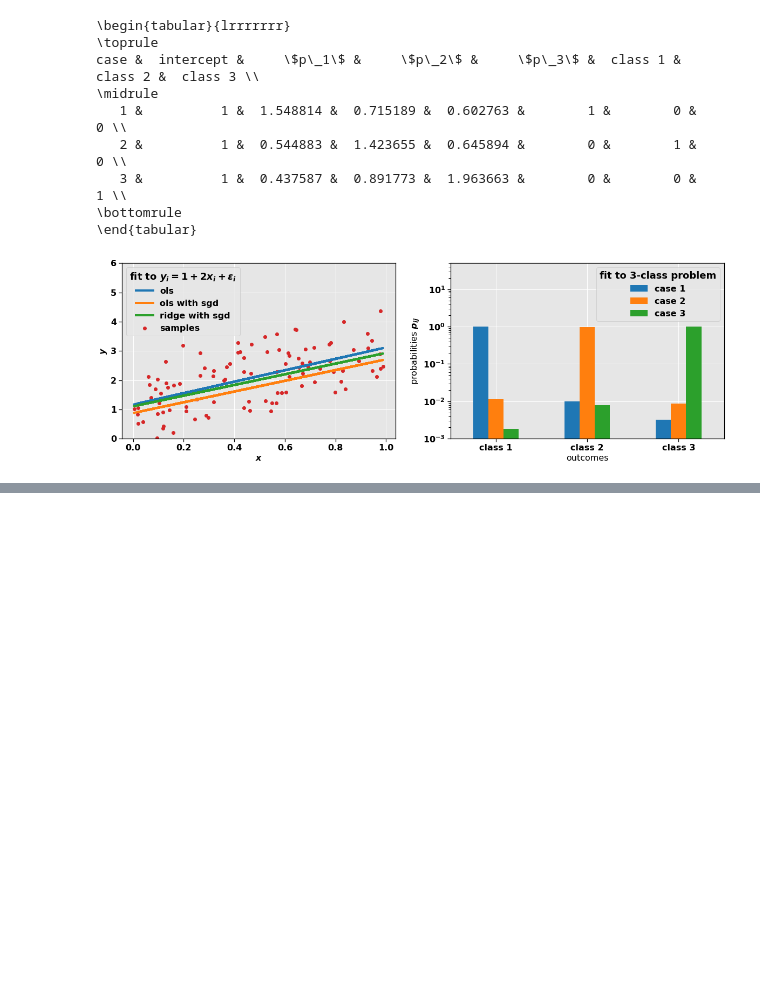
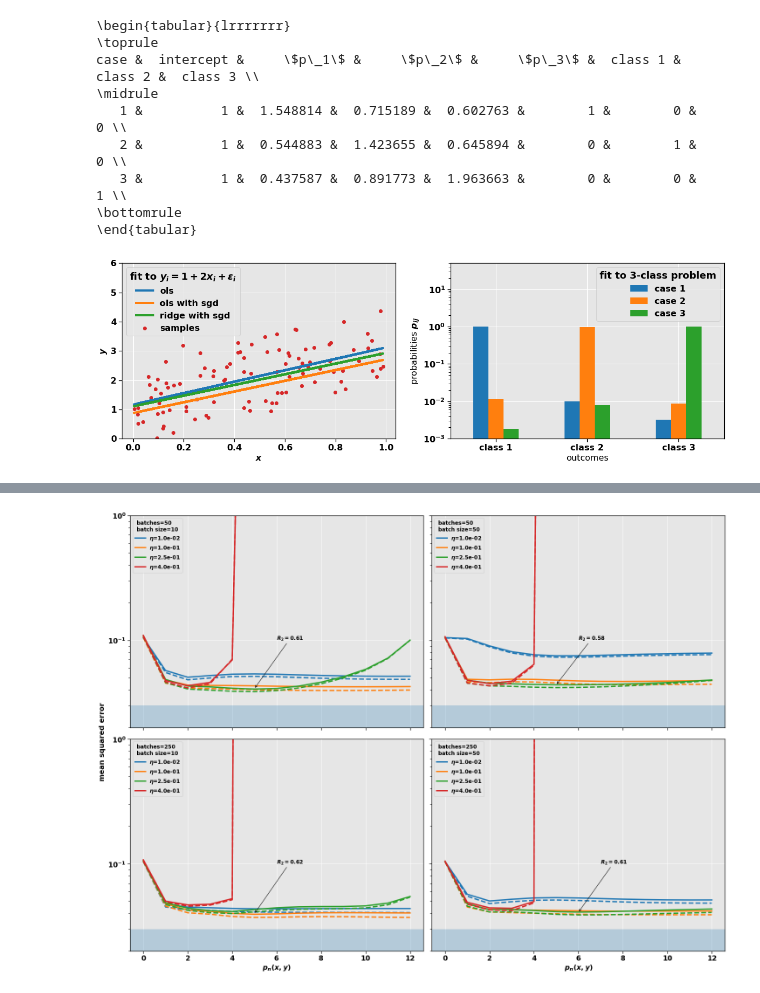
Before and after one commit to fonstelien/FYS-STK4155, a Jupyter notebook: project2/source/project2.ipynb, the cells around one changed output, grey strips where cells are left out. Saved outputs shown, nothing was run; the diff lists cells and outputs as text; code cells hidden in the pictures; blank space fills up the shorter version.

```diff
--- a/project2/source/project2.ipynb
+++ b/project2/source/project2.ipynb
@@ -23,6 +24,7 @@ LARGE = 20
 THICK = 4
 THIN = 3
 WIDE_FIG = (20,6)
+TWO_TIMES_TWO = (20,15)
 SMALL_FIG = (6,6)
 OPACITY = .25
 
@@ -164,0 +216,8 @@ plt.show()
+# %%
+n = 250
+VAR_EPS = .03
+MAX_PN = 12
+POL_ORDERS = list(range(MAX_PN+1))
+x, y = randmesh(sn=n, random_state=1)
+z,_,_ = franke_sampler(x, y, var_eps=VAR_EPS)
+X = make_design_matrix(x, y, pn=MAX_PN)
@@ -164,0 +228,4 @@ plt.show()
+# %%
+sgd = SGD(epochs=250, batch_size=10, eta0=.4, learning_schedule='constant')
+df = run_ols_kfold(X, z, sgd, k=5, polynomial_orders=POL_ORDERS)
+df
@@ -164,0 +247,69 @@ plt.show()
+# %%
+'''Plotting OLS with CV'''
+
+fig, axes = plt.subplots(nrows=2, ncols=2, sharex=True, sharey=True, figsize=TWO_TIMES_TWO)
+fig.text(-0.005, 0.5, 'mean squared error', va='center', rotation='vertical', fontsize=MEDIUM)
+
+ylim = (2E-2, 1E-0)
+
+epochs = [50,50,250,250]
+batch_sizes = [10,50,10,50]
+etas = [.01,.1,.25,.4]
+
+for ax, ep, bt in zip(list(itertools.chain(*axes)), epochs, batch_sizes):
+    for i, eta in enumerate(etas):
+        sgd = SGD(epochs=ep, batch_size=bt, eta0=eta, learning_schedule='constant')
+        df = run_ols_kfold(X, z, k=5, SGD=sgd, polynomial_orders=POL_ORDERS)
+        ax.plot(POL_ORDERS, df['train_mse'], '--', linewidth=THIN, color=COLORS[i], label=None)
+        ax.plot(POL_ORDERS, df['test_mse'], linewidth=THIN, color=COLORS[i], label=fr'$\eta$={eta:.1e}')
+
+        # print best R2
+        best_idx = df['test_mse'].argmin()
+        best_mse_pn = POL_ORDERS[best_idx]
+        best_mse_val = df['test_mse'].min()
+        R2 = best_r2(df['test_mse'], z)
+        print(f'ep={ep}, bt={bt}, eta={eta}, xy=({best_mse_pn:.2e},{best_mse_val:.2e}), R2={R2:.2f}')
+
+    ax.legend(title=f'batches={ep}\nbatch size={bt}', loc='upper left', fontsize=SMALL, title_fontsize=SMALL)
+    ax.set_ylim(*ylim)
+    ax.set_yscale('log')
+    ax.axhspan(plt.ylim()[0], VAR_EPS, alpha=OPACITY)
+    ax.xaxis.set_major_locator(MaxNLocator(integer=True))
+
+
+# Set x labels
+ax = axes[1,0]
+ax.set_xlabel(r"$p_n(x,y)$")
+ax = axes[1,1]
+ax.set_xlabel(r"$p_n(x,y)$")
+
+
+# R2 annotations
+ax = axes[0,0]
+xytext = (5+1,.1)
+xy = (5,4.1E-2)
+R2 = .61
+ax.annotate(f'$R_2 = {R2:.2f}$', xytext=xytext, xy=xy, arrowprops={'arrowstyle':'->'})
+
+ax = axes[0,1]
+xytext = (5+1,.1)
+xy = (5,4.4E-2)
+R2 = .58
+ax.annotate(f'$R_2 = {R2:.2f}$', xytext=xytext, xy=xy, arrowprops={'arrowstyle':'->'})
+
+ax = axes[1,0]
+xytext = (5+1,.1)
+xy = (5,4.0E-2)
+R2 = .62
+ax.annotate(f'$R_2 = {R2:.2f}$', xytext=xytext, xy=xy, arrowprops={'arrowstyle':'->'})
+
+ax = axes[1,1]
+xytext = (6+1,.1)
+xy = (6,4.1E-2)
+R2 = .61
+ax.annotate(f'$R_2 = {R2:.2f}$', xytext=xytext, xy=xy, arrowprops={'arrowstyle':'->'})
+
+
+plt.tight_layout()
+plt.show()
+# %% [output]
@@ -164,0 +332 @@ plt.show()
+[figure, added]
```
Also changed, not shown: parts of 8 cells of this notebook, 4 other files.
